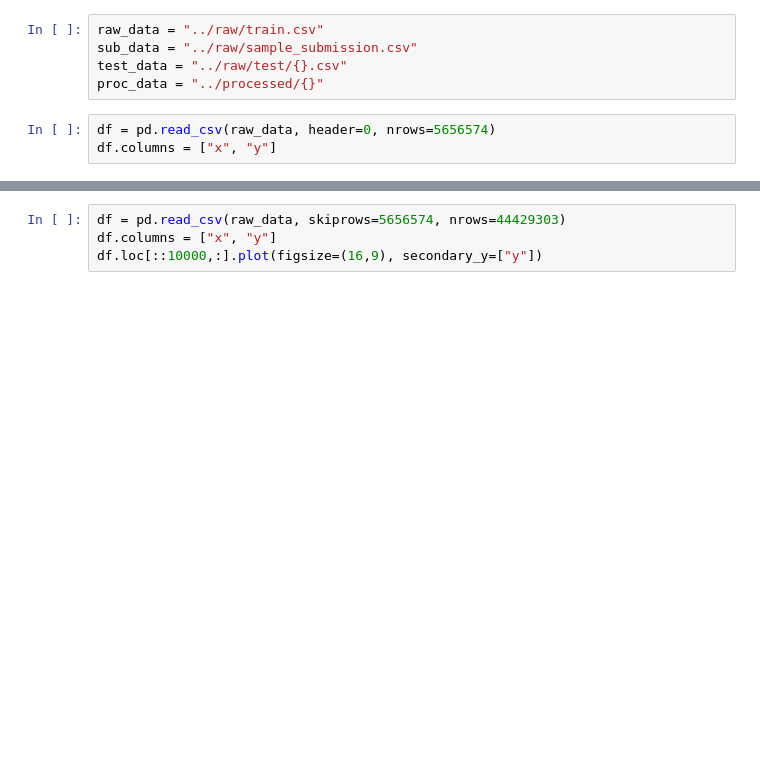
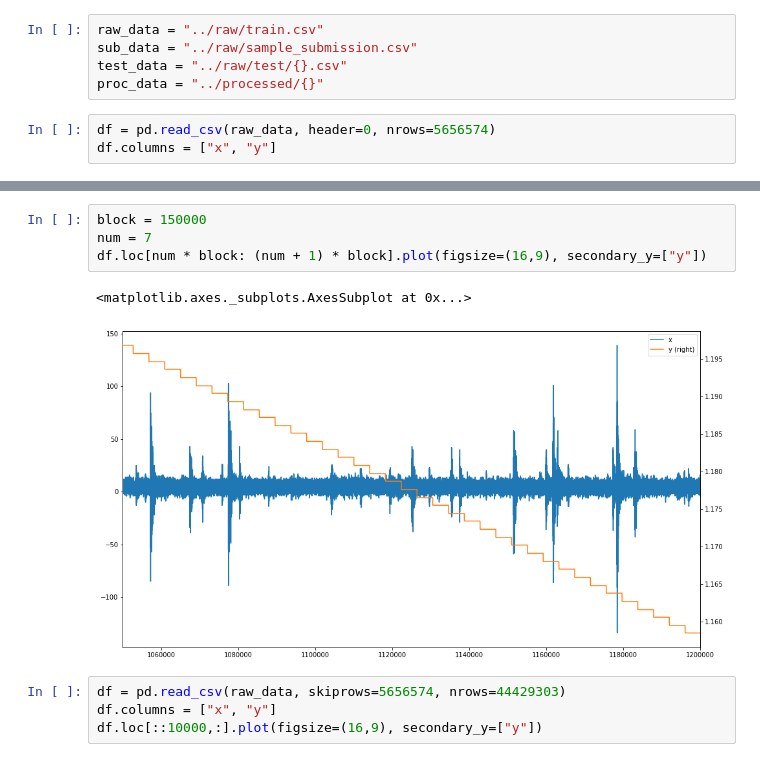
Before and after one commit to WLM1ke/LANL_Earthquake_Prediction, a Jupyter notebook: notebooks/EDA.ipynb, the cells around one changed output, grey strips where cells are left out. Saved outputs shown, nothing was run; the diff lists cells and outputs as text; blank space fills up the shorter version.

```diff
--- a/notebooks/EDA.ipynb
+++ b/notebooks/EDA.ipynb
@@ -59,3 +41,10 @@ df.tail()
+# %%
+block = 150000
+num = 7
+df.loc[num * block: (num + 1) * block].plot(figsize=(16,9), secondary_y=["y"])
+# %% [output]
+<matplotlib.axes._subplots.AxesSubplot at 0x...>
+[figure, added]
 # %%
 df = pd.read_csv(raw_data, skiprows=5656574, nrows=44429303)
 df.columns = ["x", "y"]
```
Also changed, not shown: parts of 19 cells of this notebook, 3 other files.
